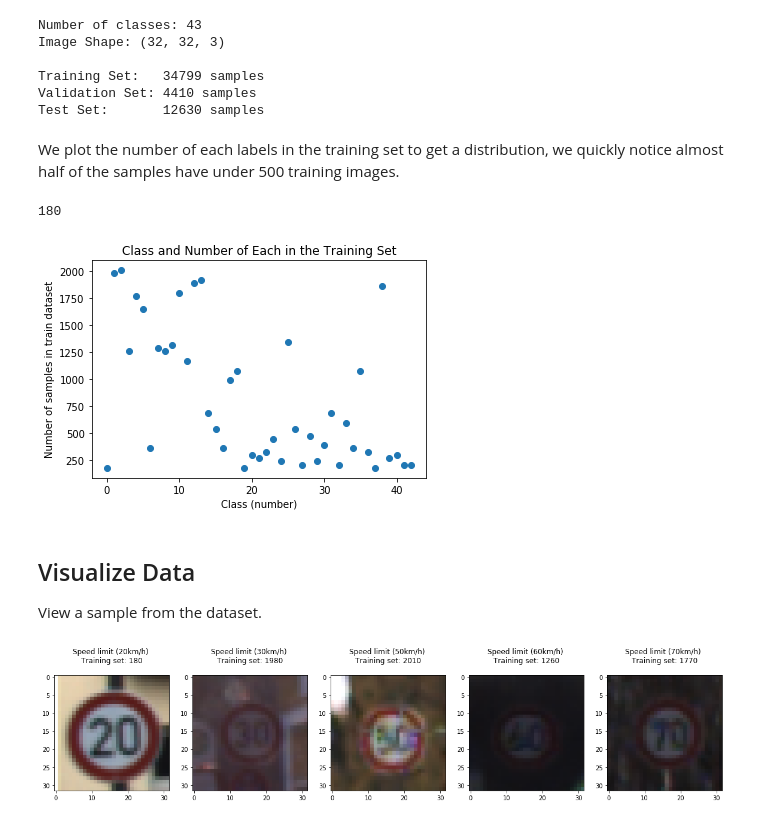
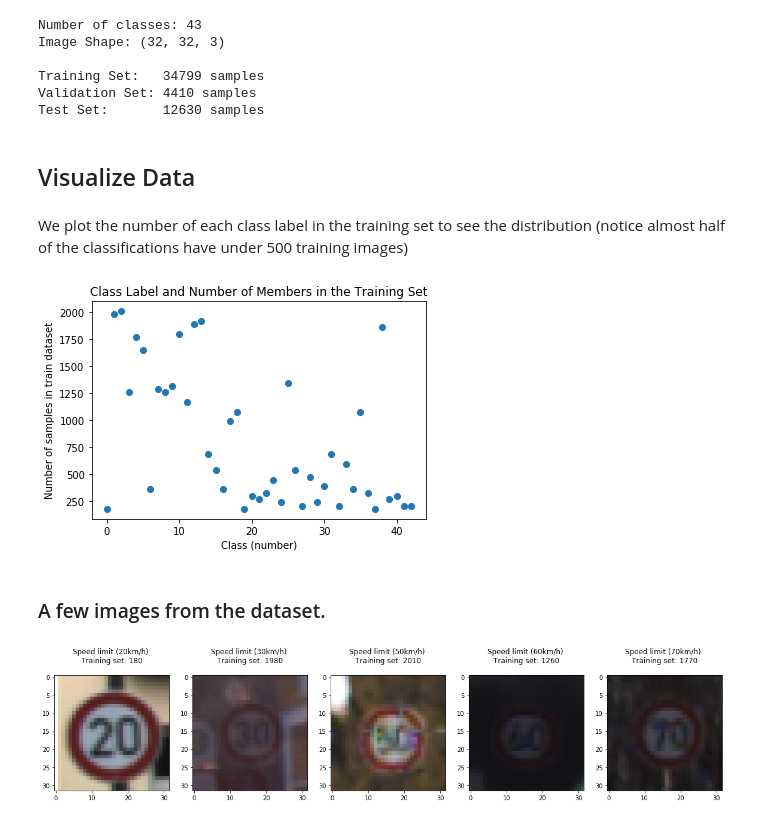
Before and after one commit to leclair-7/Traffic-Signs-Classifier, a Jupyter notebook: Traffic-Signs-Classifier.ipynb, the cells around one changed output. Cells and saved outputs as stored; diff of their text form; code cells hidden in the pictures.

```diff
--- a/Traffic-Signs-Classifier.ipynb
+++ b/Traffic-Signs-Classifier.ipynb
@@ -53,36 +56,37 @@ Image Shape: (32, 32, 3)
 Training Set:   34799 samples
 Validation Set: 4410 samples
 Test Set:       12630 samples
+# %% [markdown]
+## Visualize Data
 # %% [markdown]
-We plot the number of each labels in the training set to get a distribution, we quickly notice almost half of the samples have under 500 training images.
+We plot the number of each class label in the training set to see the distribution
+(notice almost half of the classifications have under 500 training images)
 # %%
 import numpy as np
 from collections import Counter
 import matplotlib.pyplot as plt
 import pandas as pd
 
 %matplotlib inline
 
 #class labels in a numpy array
 signs_np_array = classes.as_matrix()
 
 count = Counter(y_train)
 x = [i for i in range(num_classes)]
 x_arr = [count[i] for i in range(43)]
 
 plt.xlabel("Class (number)")
 
 plt.ylabel("Number of samples in train dataset")
-plt.title("Class and Number of Each in the Training Set")
+plt.title("Class Label and Number of Members in the Training Set")
 plt.scatter(x,x_arr)
-print(count[0])
+
+plt.savefig("./examples/visualization.jpg")
 # %% [output]
-180
-[figure, old version]
+[figure, new version]
 # %% [markdown]
-## Visualize Data
-
-View a sample from the dataset.
+### A few images from the dataset.
 # %%
 import random
 import numpy as np
```
Also changed, not shown: parts of 25 cells of this notebook.
